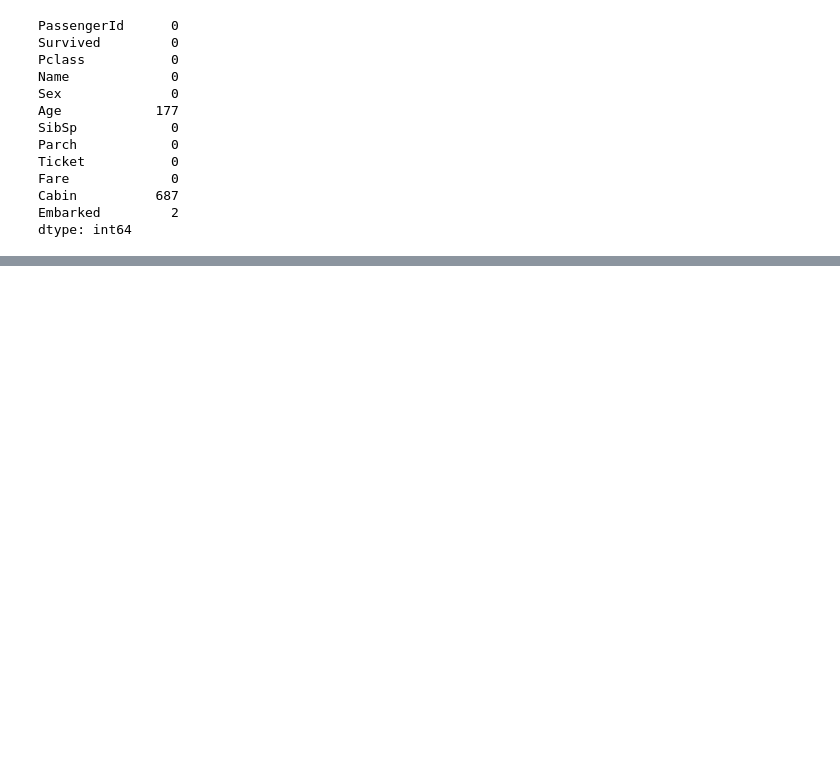
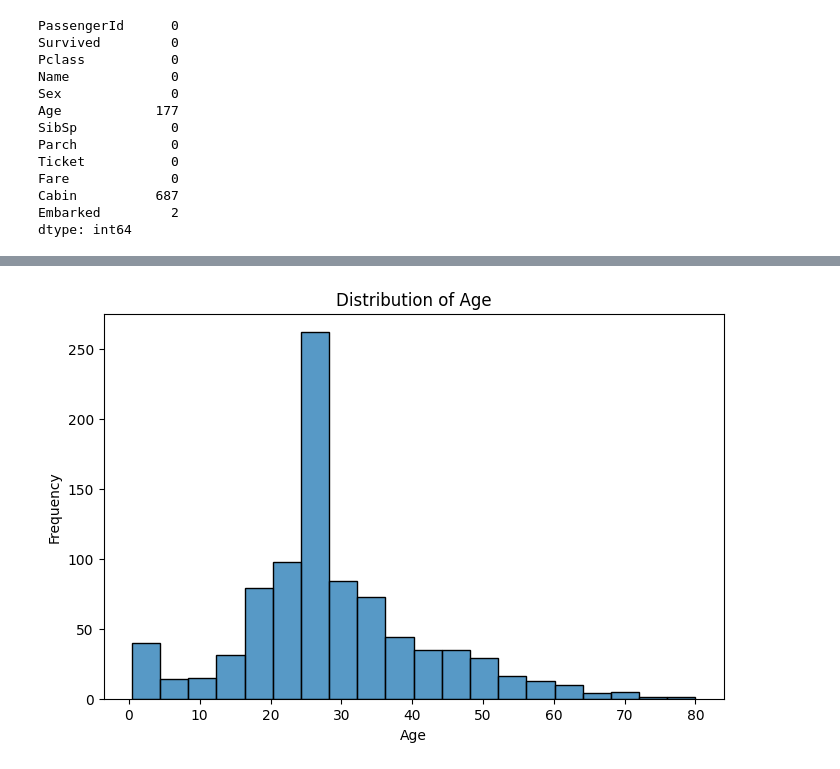
Before and after one commit to Shehroz-0273/NeuroFive-ML-Track, a Jupyter notebook: Week1_Titanic_EDA.ipynb, the cells around one changed output, grey strips where cells are left out. Saved outputs shown, nothing was run; the diff lists cells and outputs as text; code cells hidden in the pictures; blank space fills up the shorter version.

```diff
--- a/Week1_Titanic_EDA.ipynb
+++ b/Week1_Titanic_EDA.ipynb
@@ -102,0 +149,9 @@ of the dataset before applying any machine learning techniques.
+# %%
+plt.figure(figsize = (8,5))
+sns.histplot(df["Age"], bins = 20)
+plt.title("Distribution of Age")
+plt.xlabel("Age")
+plt.ylabel("Frequency")
+plt.show()
+# %% [output]
+[figure, added]
```
Also changed, not shown: parts of 12 cells of this notebook.
